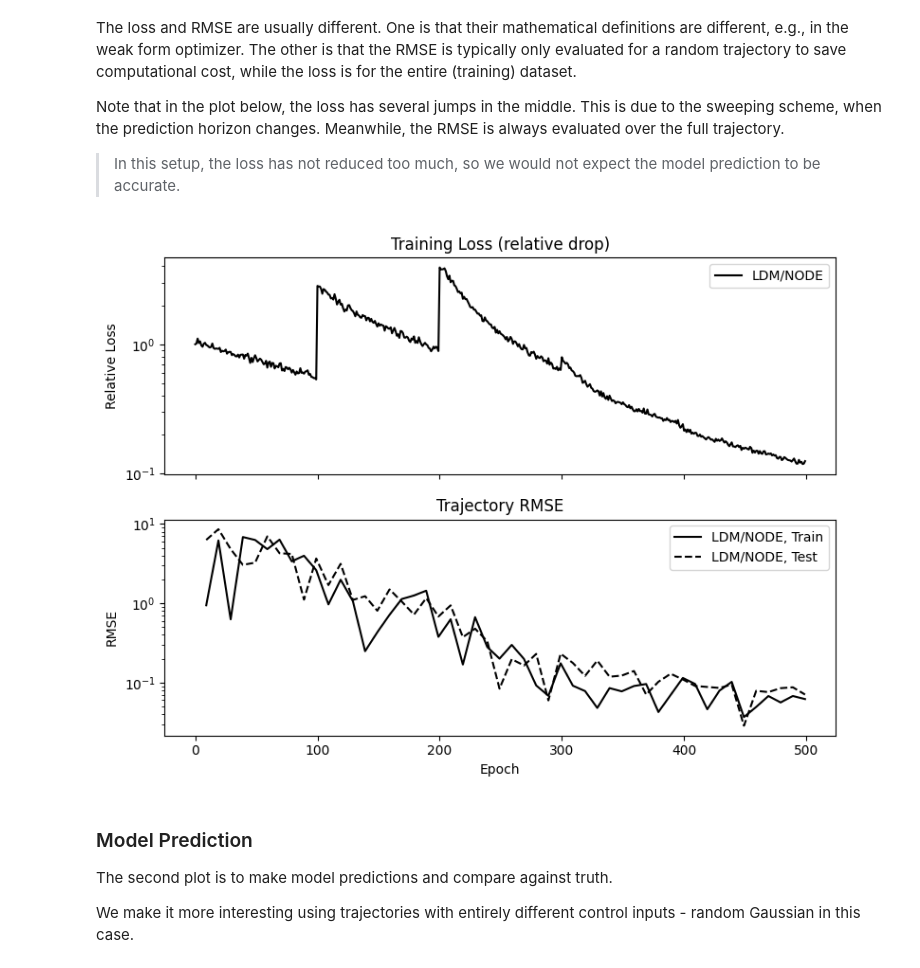
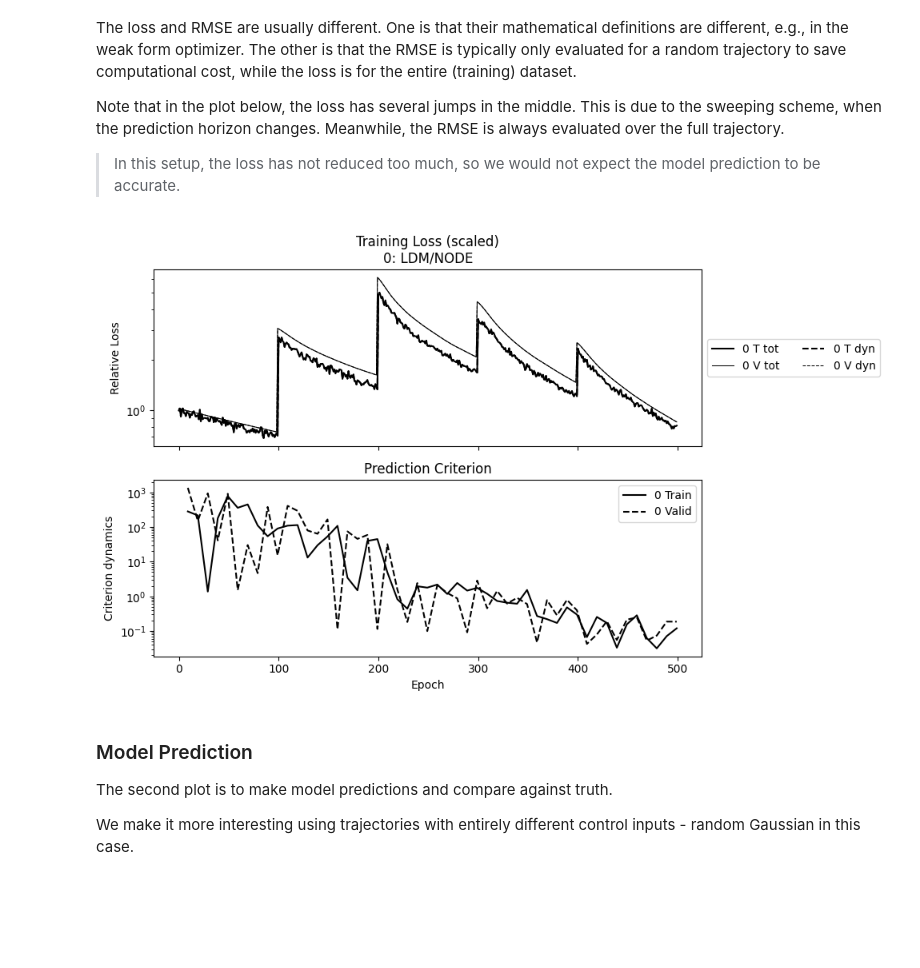
Before and after one commit to p-smith22/dymad-dev, a Jupyter notebook: examples/1d_oscillator/part1.ipynb, the cells around one changed output. Saved outputs shown, nothing was run; the diff lists cells and outputs as text; code cells hidden in the pictures; blank space fills up the shorter version.

```diff
--- a/examples/1d_oscillator/part1.ipynb
+++ b/examples/1d_oscillator/part1.ipynb
@@ -231,10 +241,10 @@ Note that in the plot below, the loss has several jumps in the middle.  This is
 > In this setup, the loss has not reduced too much, so we would not expect the model prediction to be accurate.
 # %%
 from dymad.utils import plot_summary
-npz = ['results/lti_ldm_node_summary.npz']
+npz = ['lti_ldm_node']
 plot_summary(npz, labels = ['LDM/NODE'], ifclose=False);
 # %% [output]
-[figure, old version]
+[figure, new version]
 # %% [markdown]
 ### Model Prediction
 
```
Also changed, not shown: parts of 12 cells of this notebook, 2 other files.
